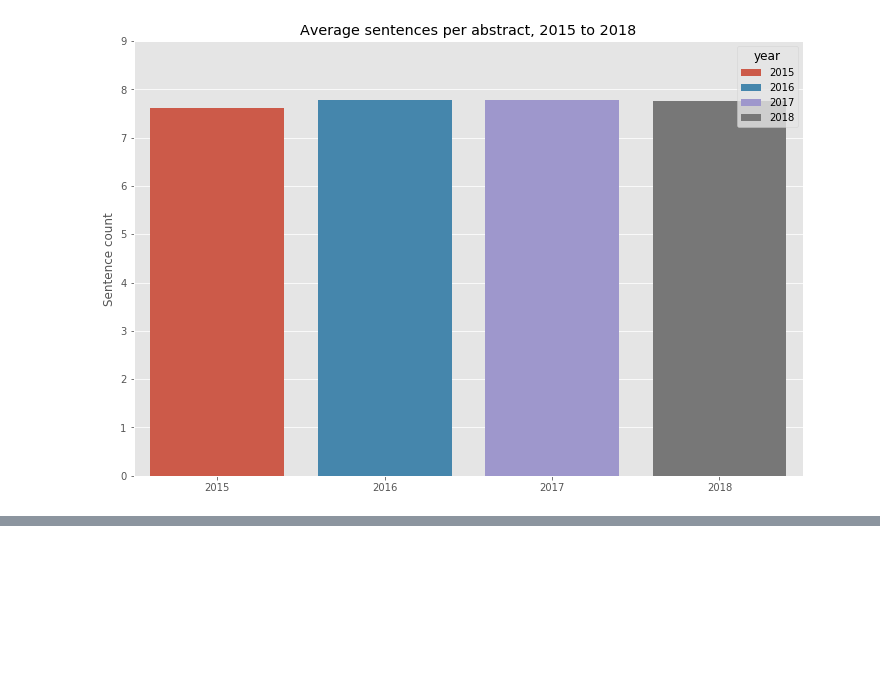
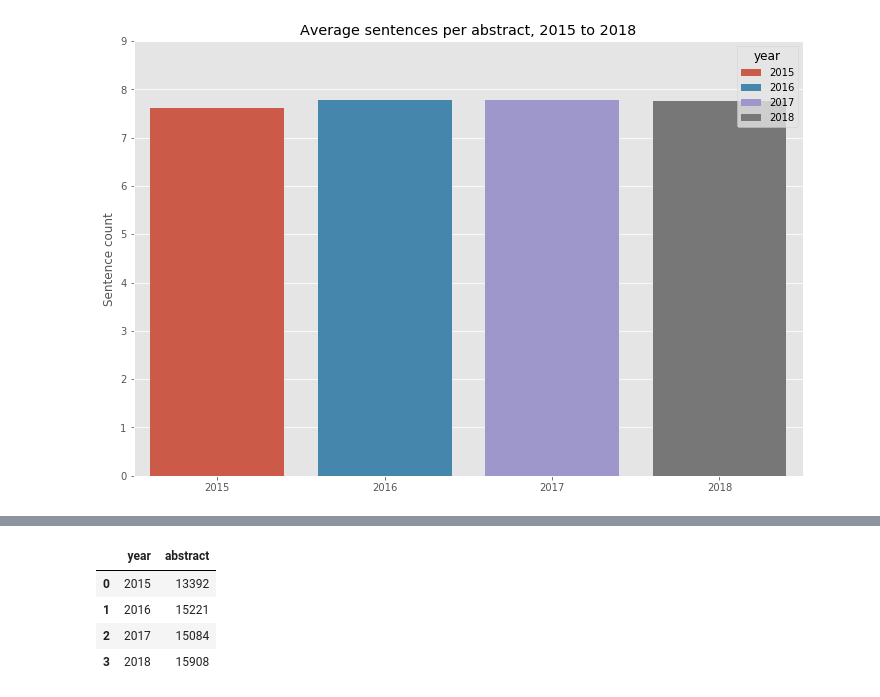
Before and after one commit to OhThatMisty/astro_categories, a Jupyter notebook: notebooks/ArXiv_EDA.ipynb, the cells around one changed output, grey strips where cells are left out. Drawn from its saved outputs; the diff is of its cells as text; code cells hidden in the pictures; blank space fills up the shorter version.

```diff
--- a/notebooks/ArXiv_EDA.ipynb
+++ b/notebooks/ArXiv_EDA.ipynb
@@ -296,0 +315,8 @@ _ = plt.ylim(0, 9)
+# %%
+submission_counts
+# %% [output]
+|  | year | abstract |
+| 0 | 2015 | 13392 |
+| 1 | 2016 | 15221 |
+| 2 | 2017 | 15084 |
+| 3 | 2018 | 15908 |
```
Also changed, not shown: parts of 16 cells of this notebook.
